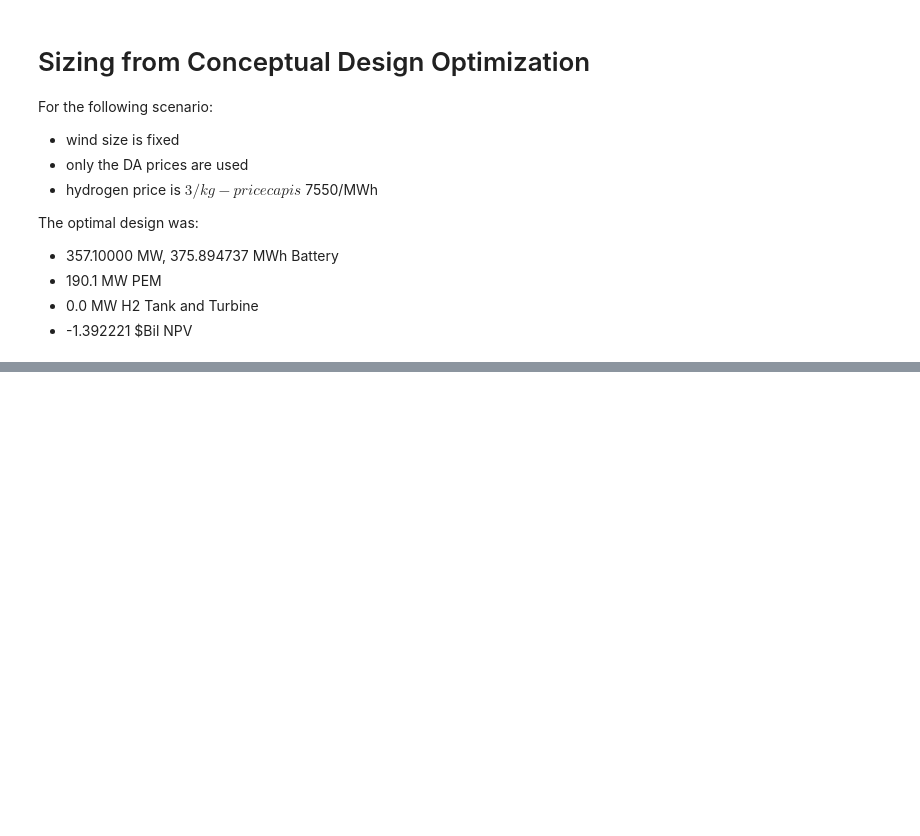
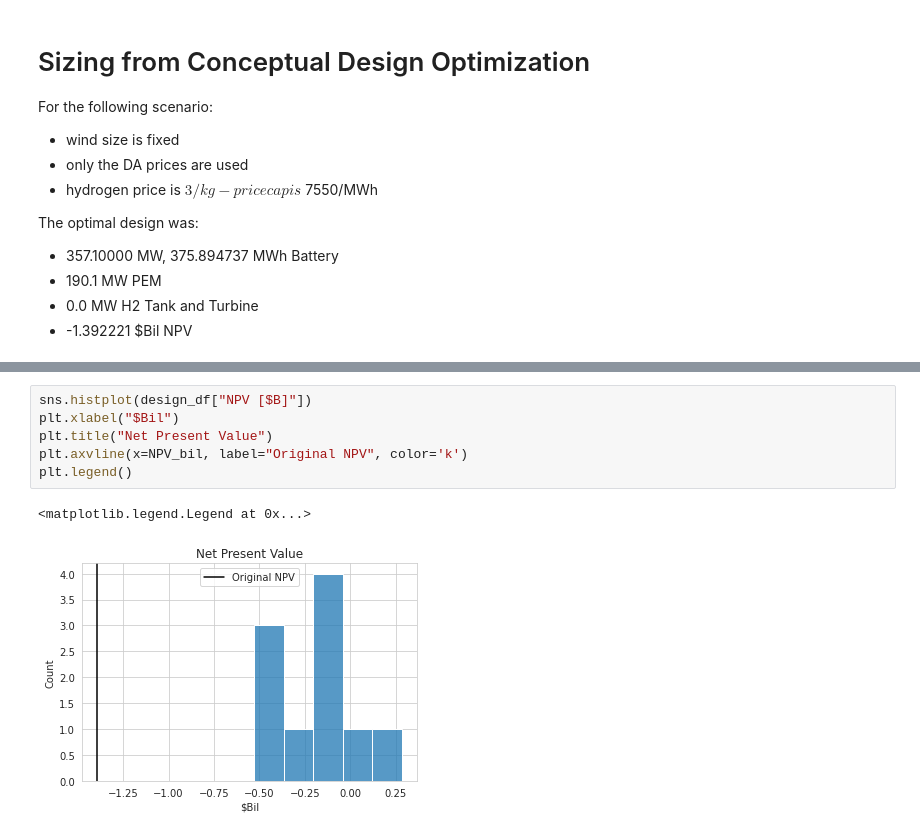
Before and after one commit to dguittet/dispatches, a Jupyter notebook: dispatches/case_studies/renewables_case/ConceptualDesignUncertainty.ipynb, the cells around one changed output, grey strips where cells are left out. Cells and saved outputs as stored; diff of their text form; blank space fills up the shorter version.

```diff
--- a/dispatches/case_studies/renewables_case/ConceptualDesignUncertainty.ipynb
+++ b/dispatches/case_studies/renewables_case/ConceptualDesignUncertainty.ipynb
@@ -148,0 +108,9 @@ timeseries
+# %%
+sns.histplot(design_df["NPV [$B]"])
+plt.xlabel("$Bil")
+plt.title("Net Present Value")
+plt.axvline(x=NPV_bil, label="Original NPV", color='k')
+plt.legend()
+# %% [output]
+<matplotlib.legend.Legend at 0x...>
+[figure, added]
```
Also changed, not shown: parts of 11 cells of this notebook, 1 other file.
